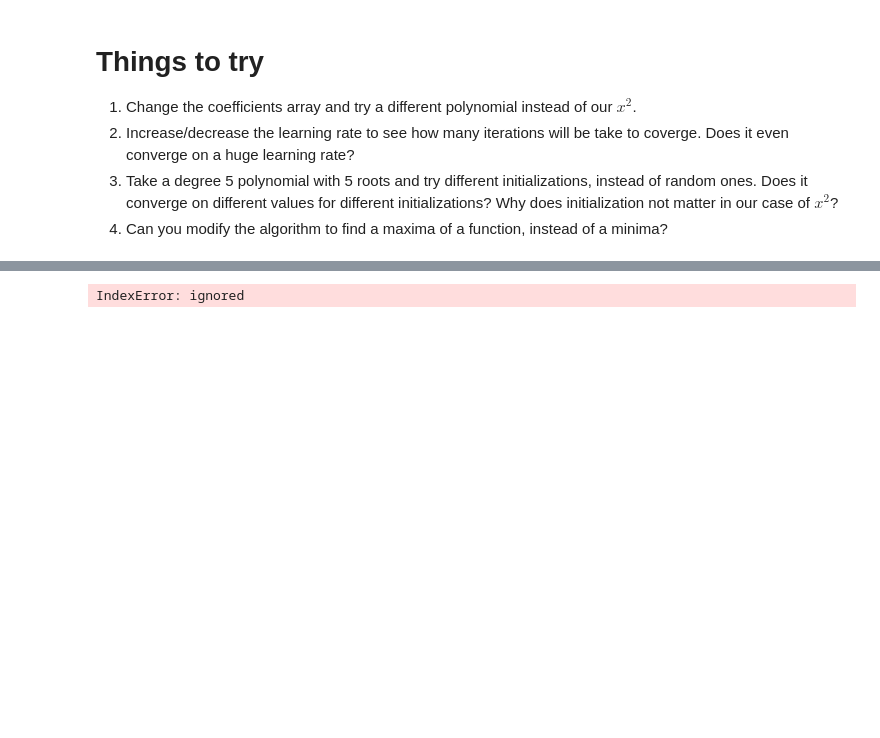
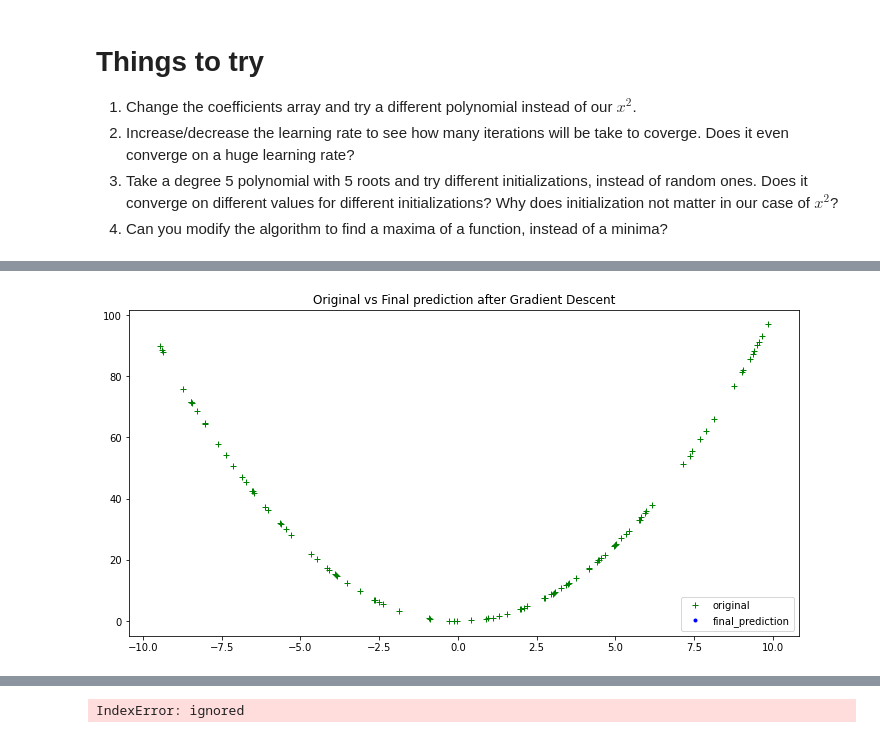
Before and after one commit to Siri2406/FMML-COURSE-ASSIGNMENTSS-thi, a Jupyter notebook: FMML_Module4_Lab2.ipynb, the cells around one changed output, grey strips where cells are left out. Saved outputs shown, nothing was run; the diff lists cells and outputs as text; code cells hidden in the pictures; blank space fills up the shorter version.

```diff
--- a/FMML_Module4_Lab2.ipynb
+++ b/FMML_Module4_Lab2.ipynb
@@ -332,0 +335,3 @@ We observe that the model loss reached close to zero, to give us our more accura
+# %%
+GD = gradient_descent(15000, 0.0005)
+GD1 = gradient_descent(30000, 0.0006)
@@ -332,0 +348,9 @@ We observe that the model loss reached close to zero, to give us our more accura
+# %%
+plt.figure(figsize=(12,6))
+plt.plot(xs, ys, 'g+', label = 'original')
+plt.plot(xs, GD1[2], 'b.', label = 'final_prediction')
+plt.title('Original vs Final prediction after Gradient Descent')
+plt.legend(loc = "lower right")
+plt.show()
+# %% [output]
+[figure, added]
```
Also changed, not shown: parts of 25 cells of this notebook.
